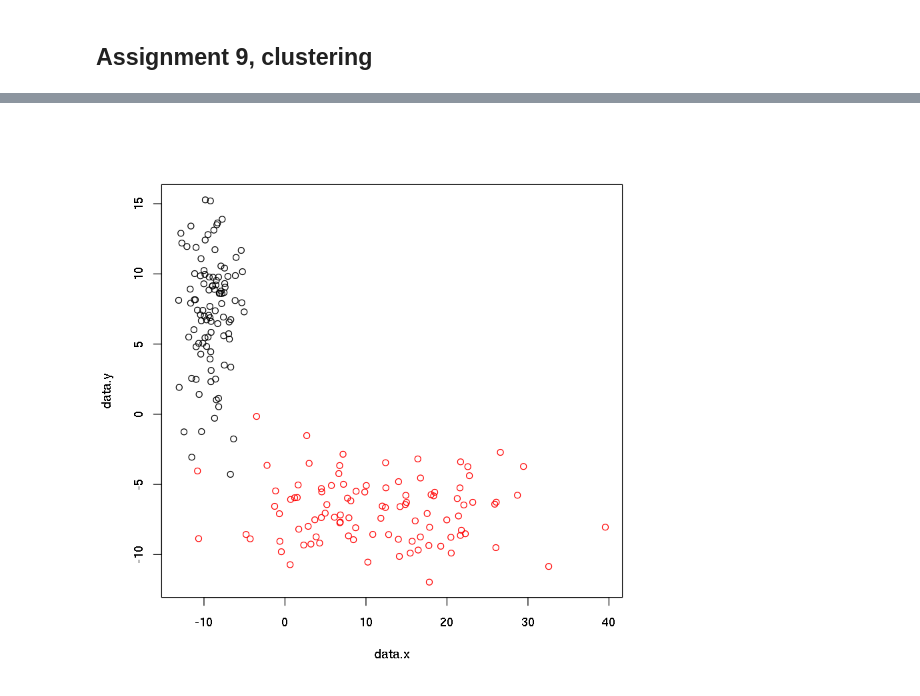
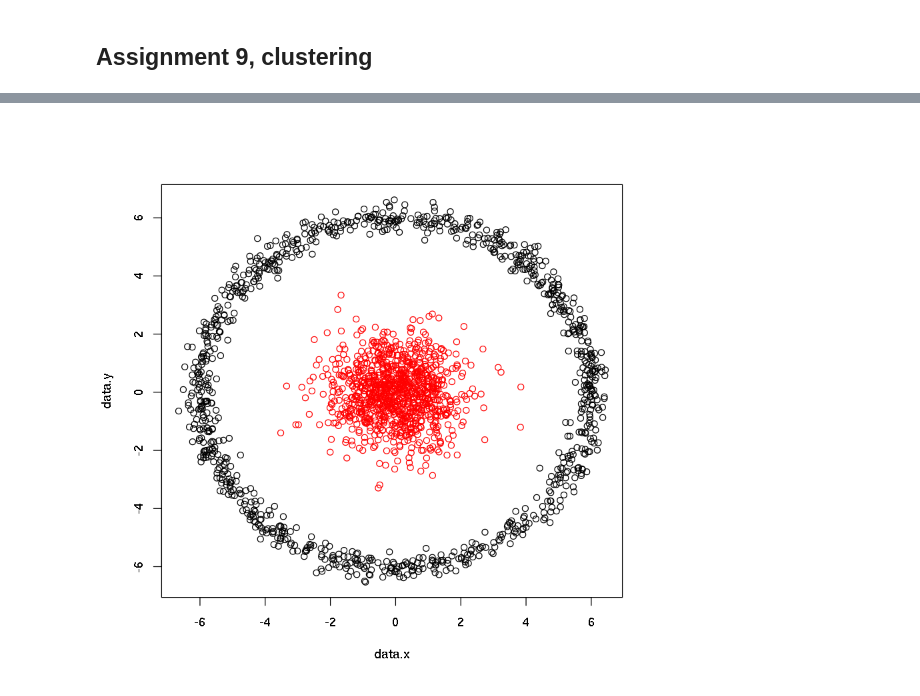
Before and after one commit to marnikitta/spbsu-homeworks, a Jupyter notebook: data-analysis/assignments.ipynb, the cells around one changed output, grey strips where cells are left out. Cells and saved outputs as stored; diff of their text form; code cells hidden in the pictures.

```diff
--- a/data-analysis/assignments.ipynb
+++ b/data-analysis/assignments.ipynb
@@ -507,10 +516,14 @@ precision
 # %%
-data.x <- c(rnorm(100, 9, 10), rnorm(100, -9, 2))
-data.y <- c(rnorm(100, -7, 2), rnorm(100, 7, 4))
-class <- factor(c(rep(1, 100), rep(0, 100)))
+n <- 1000
+r <- rnorm(n, 6, .25)
+theta <- runif(n, 0, 2 * pi)
+data.x <- c(rnorm(n), r * cos(theta))
+data.y <- c(rnorm(n), r * sin(theta))
+class <- factor(c(rep(1, n), rep(0, n)))
 data <- data.table(data.x, data.y)
 plot(data.x, data.y, col=class)
+d <- dist(data)
 # %% [output]
-[figure, old version]
+[figure, new version]
 # %%
 wss <- rep(NA, 13)
```
Also changed, not shown: parts of 29 cells of this notebook.
